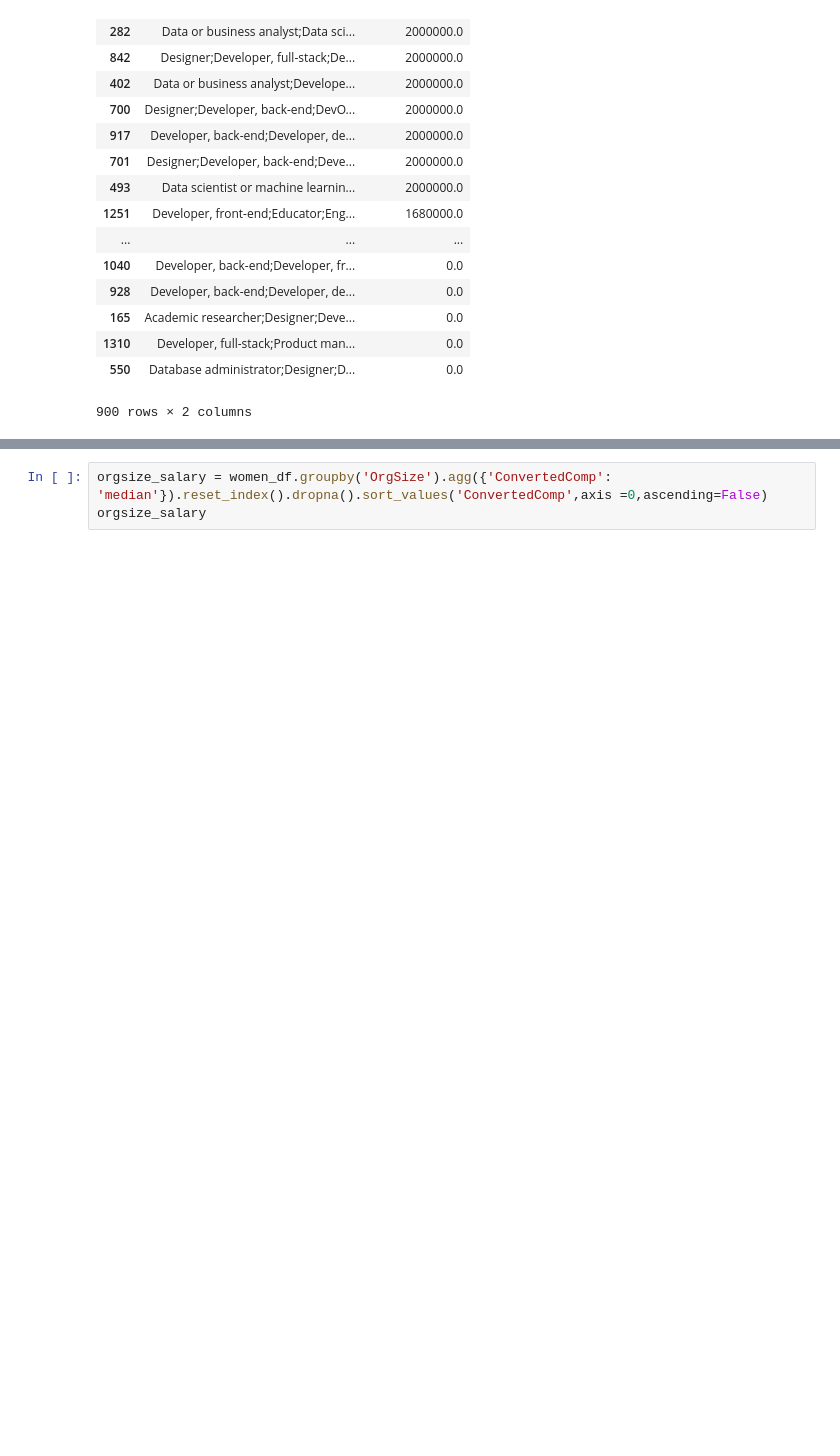
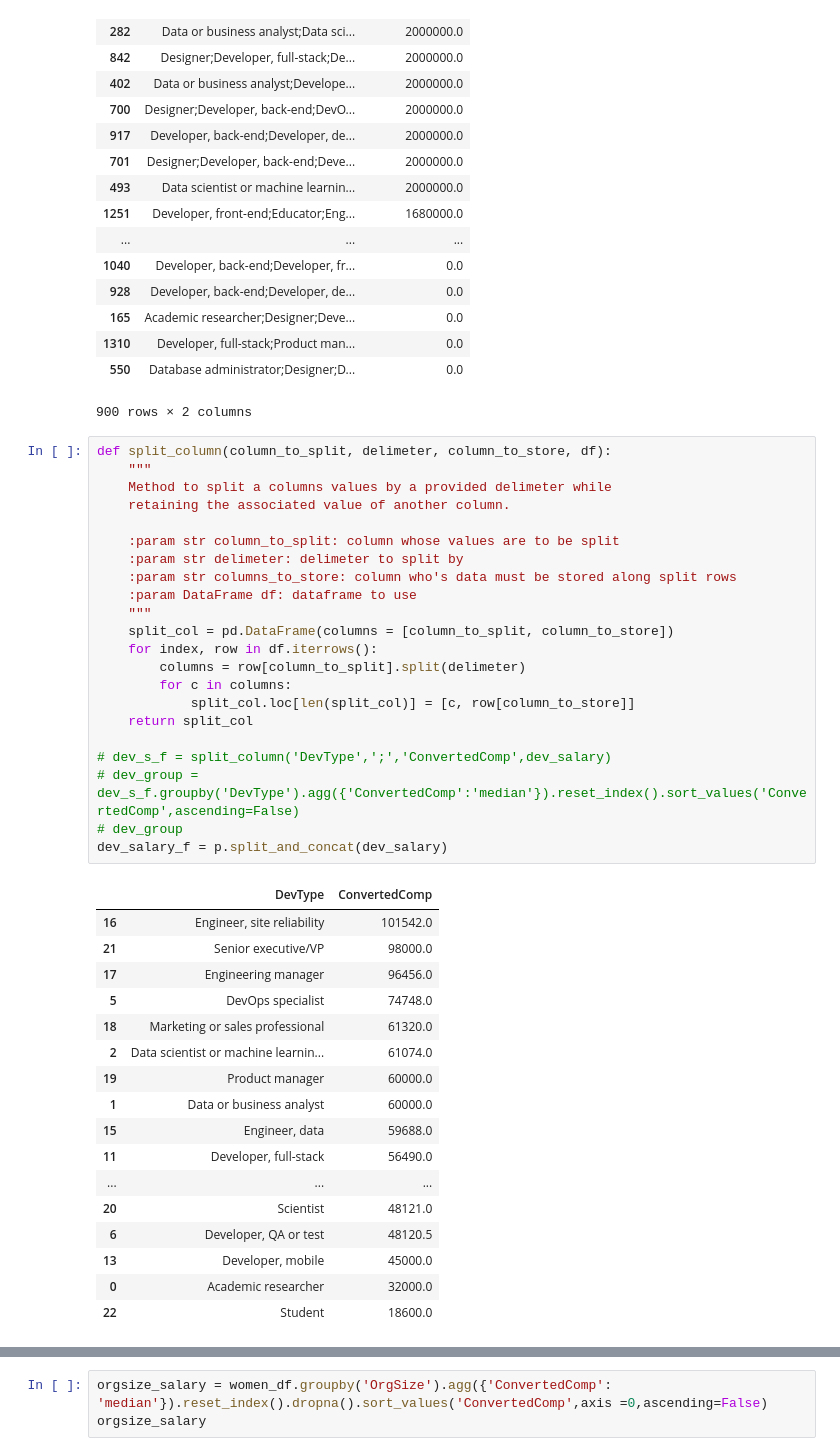
Before and after one commit to Lamasheg/stackoverflow_survey_2019, a Jupyter notebook: stackoverflow_survey.ipynb, the cells around one changed output, grey strips where cells are left out. Cells and saved outputs as stored; diff of their text form; blank space fills up the shorter version.

Commit message:
Processed data for question 5

```diff
--- a/stackoverflow_survey.ipynb
+++ b/stackoverflow_survey.ipynb
@@ -396,3 +391,43 @@ dev_salary
 | 1310 | Developer, full-stack;Product man... | 0.0 |
 | 550 | Database administrator;Designer;D... | 0.0 |
 900 rows × 2 columns
+# %%
+def split_column(column_to_split, delimeter, column_to_store, df):
+    """
+    Method to split a columns values by a provided delimeter while
+    retaining the associated value of another column.
+
+    :param str column_to_split: column whose values are to be split
+    :param str delimeter: delimeter to split by
+    :param str columns_to_store: column who's data must be stored along split rows
+    :param DataFrame df: dataframe to use
+    """
+    split_col = pd.DataFrame(columns = [column_to_split, column_to_store])
+    for index, row in df.iterrows():
+        columns = row[column_to_split].split(delimeter)
+        for c in columns:
+            split_col.loc[len(split_col)] = [c, row[column_to_store]]
+    return split_col
+
+# dev_s_f = split_column('DevType',';','ConvertedComp',dev_salary)
+# dev_group = dev_s_f.groupby('DevType').agg({'ConvertedComp':'median'}).reset_index().sort_values('ConvertedComp',ascending=False)
+# dev_group
+dev_salary_f = p.split_and_concat(dev_salary)
+# %% [output]
+|  | DevType | ConvertedComp |
+| 16 | Engineer, site reliability | 101542.0 |
+| 21 | Senior executive/VP | 98000.0 |
+| 17 | Engineering manager | 96456.0 |
+| 5 | DevOps specialist | 74748.0 |
+| 18 | Marketing or sales professional | 61320.0 |
+| 2 | Data scientist or machine learnin... | 61074.0 |
+| 19 | Product manager | 60000.0 |
+| 1 | Data or business analyst | 60000.0 |
+| 15 | Engineer, data | 59688.0 |
+| 11 | Developer, full-stack | 56490.0 |
+| ... | ... | ... |
+| 20 | Scientist | 48121.0 |
+| 6 | Developer, QA or test | 48120.5 |
+| 13 | Developer, mobile | 45000.0 |
+| 0 | Academic researcher | 32000.0 |
+| 22 | Student | 18600.0 |
```
Also changed, not shown: parts of 11 cells of this notebook.
